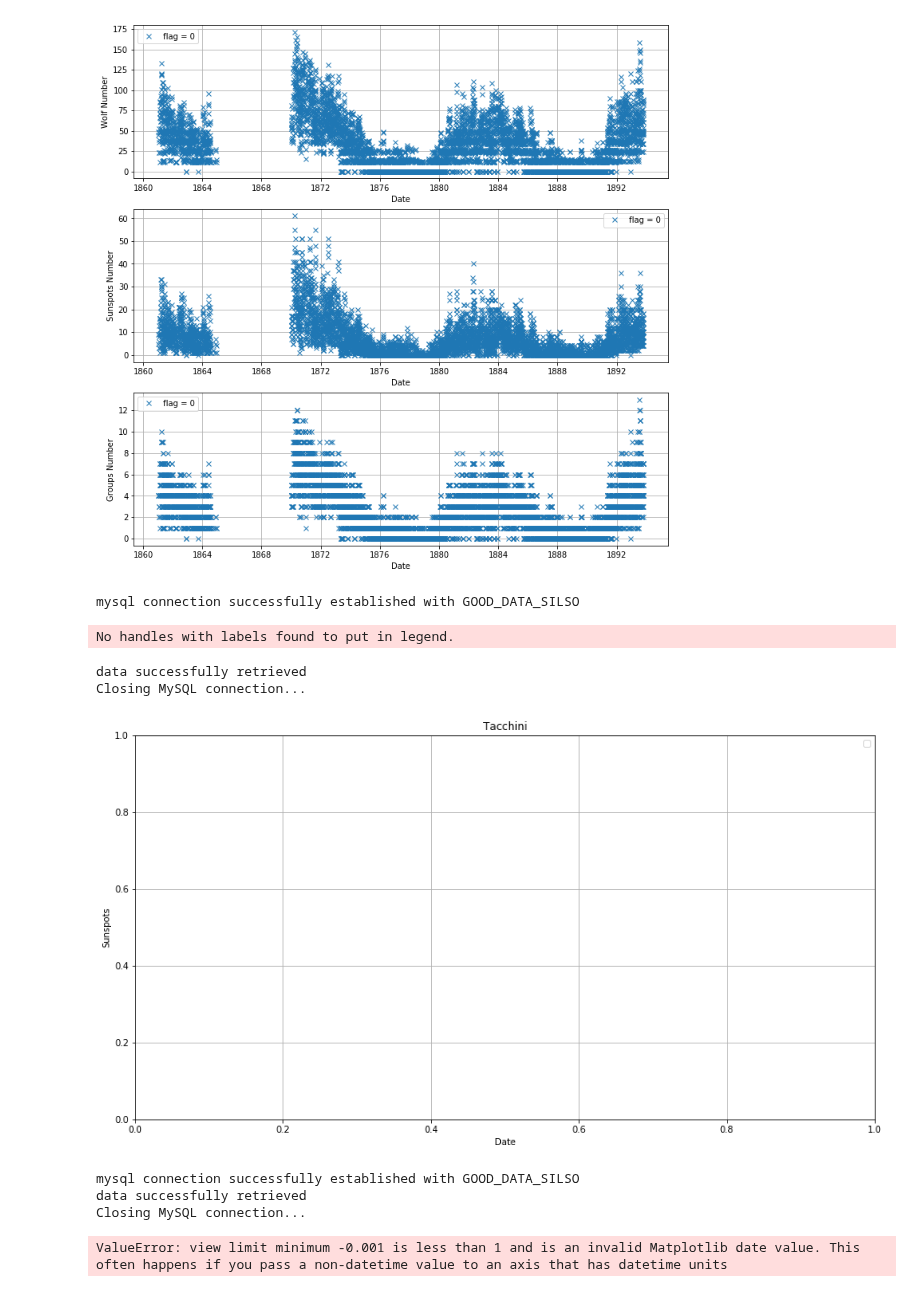
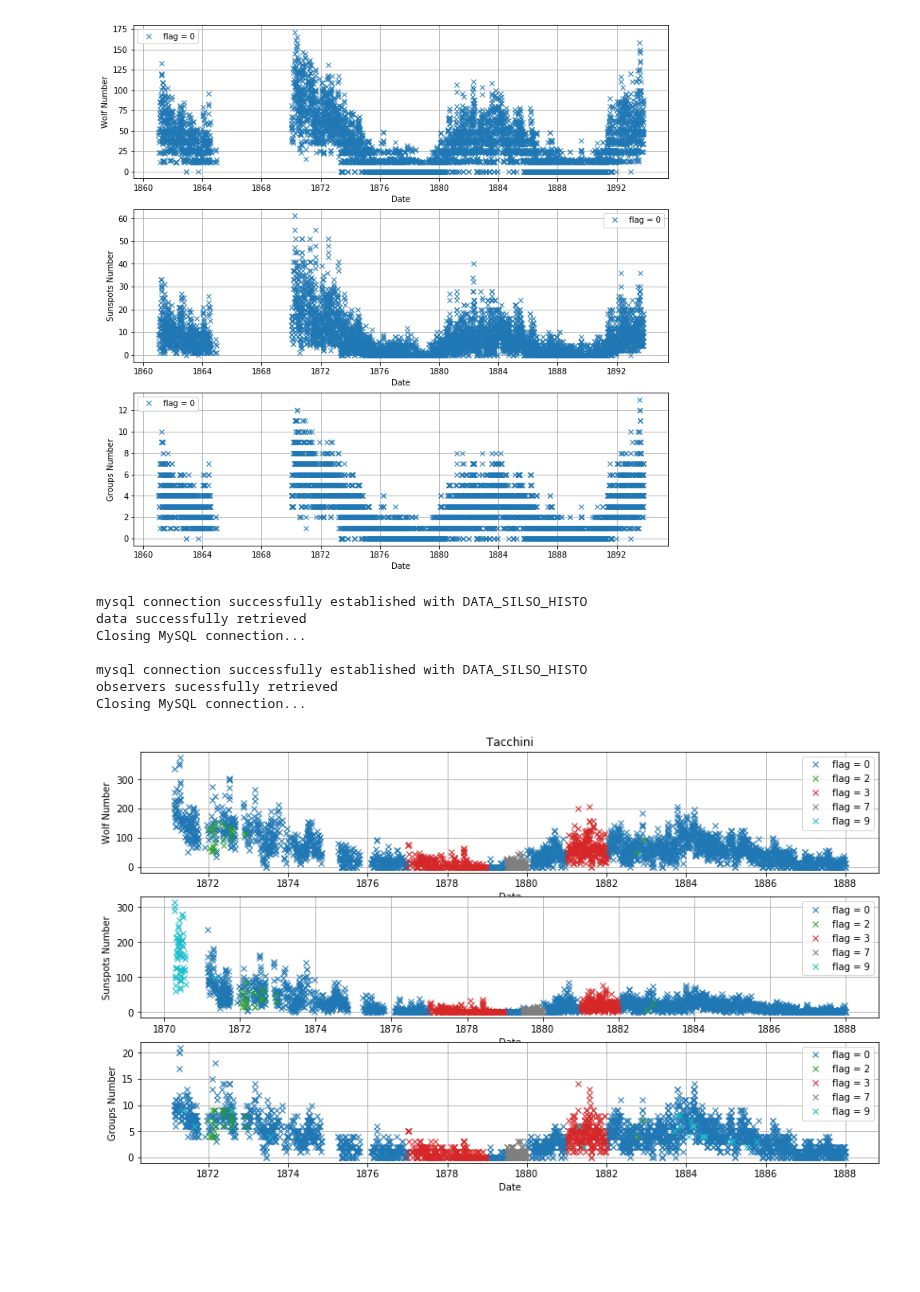
Before and after one commit to dcxSt/DATA_SILSO_HISTO_search, a Jupyter notebook: suspicious sunspots plots.ipynb, the cells around one changed output. Cells and saved outputs as stored; diff of their text form; code cells hidden in the pictures; blank space fills up the shorter version.

```diff
--- a/suspicious sunspots plots.ipynb
+++ b/suspicious sunspots plots.ipynb
@@ -115,17 +139,17 @@ Closing MySQL connection...
 # %%
 # plot wolf number for all those who are suspicious
 # %%
-display_seperate_flags("Tacchini",interval=("1876","1880"))#,save_as="tacchini1877_patch.png")
-display_seperate_flags("Tacchini",interval=("1880-07-01","1882-08-01"))#,save_as="tacchini1881_patch.png")
-display_seperate_flags("Tacchini")#,save_as="tacchini_pached.png")
+#display_seperate_flags("Tacchini",interval=("1876","1880"),the_database="DATA_SILSO_HISTO")#,save_as="tacchini1877_patch.png")
+#display_seperate_flags("Tacchini",interval=("1880-07-01","1882-08-01"),the_database="DATA_SILSO_HISTO")#,save_as="tacchini1881_patch.png")
+display_seperate_flags_all("Tacchini",interval=("1860-01-01","1888-01-01"),title="Tacchini",
+                           the_database="DATA_SILSO_HISTO",figsize=(14,8),save_as="figures/tacchini_pached.png")
 # %% [output]
-mysql connection successfully established with GOOD_DATA_SILSO
+mysql connection successfully established with DATA_SILSO_HISTO
+data successfully retrieved
+Closing MySQL connection...
+
+mysql connection successfully established with DATA_SILSO_HISTO
+observers sucessfully retrieved
+Closing MySQL connection...
-No handles with labels found to put in legend.
-data successfully retrieved
-Closing MySQL connection...
-[figure, old version]
+[figure, new version]
-mysql connection successfully established with GOOD_DATA_SILSO
-data successfully retrieved
-Closing MySQL connection...
-ValueError: view limit minimum -0.001 is less than 1 and is an invalid Matplotlib date value. This often happens if you pass a non-datetime value to an axis that has datetime units
 # %%
```
Also changed, not shown: parts of 4 cells of this notebook, 25 other files.
